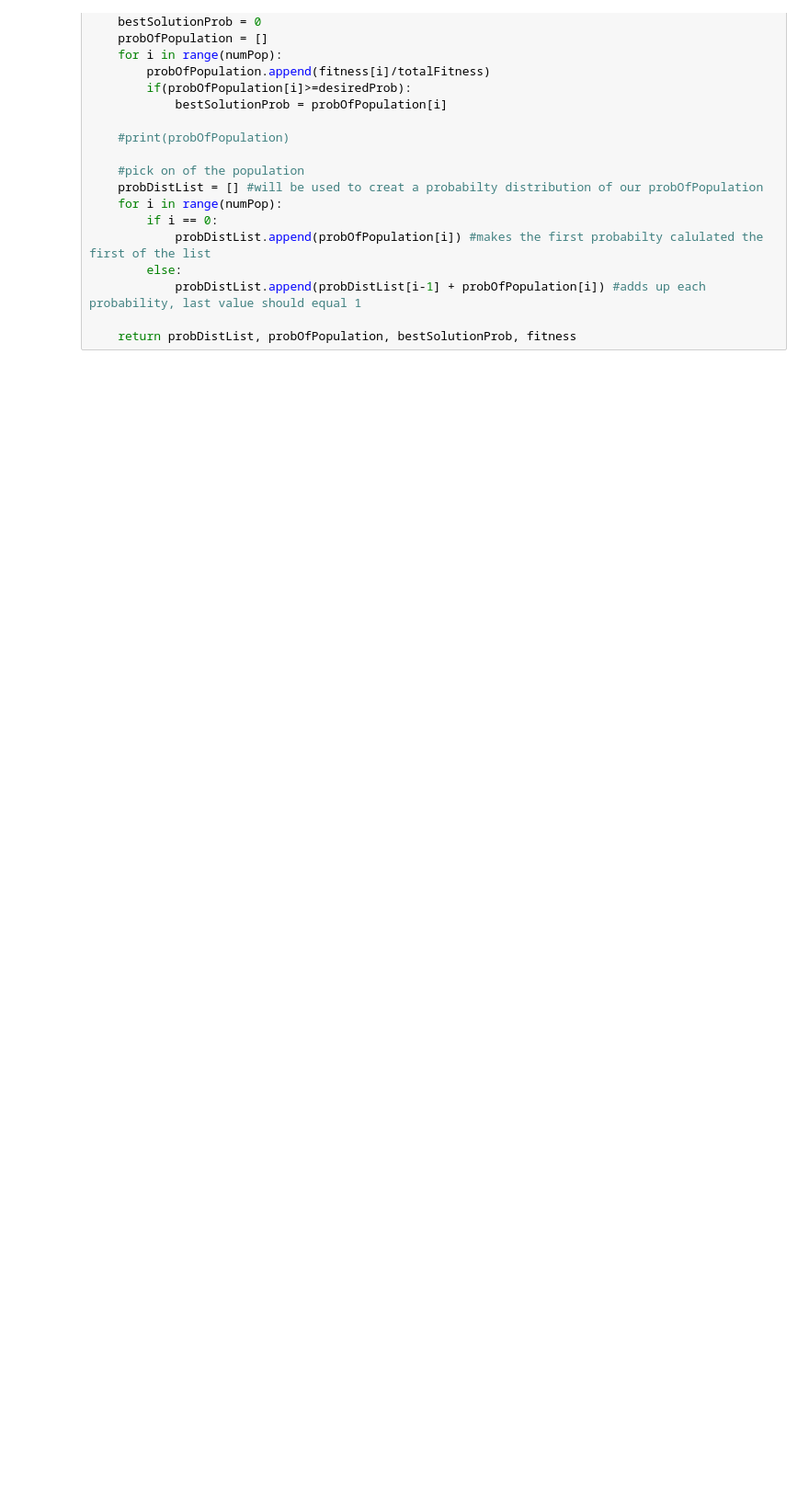
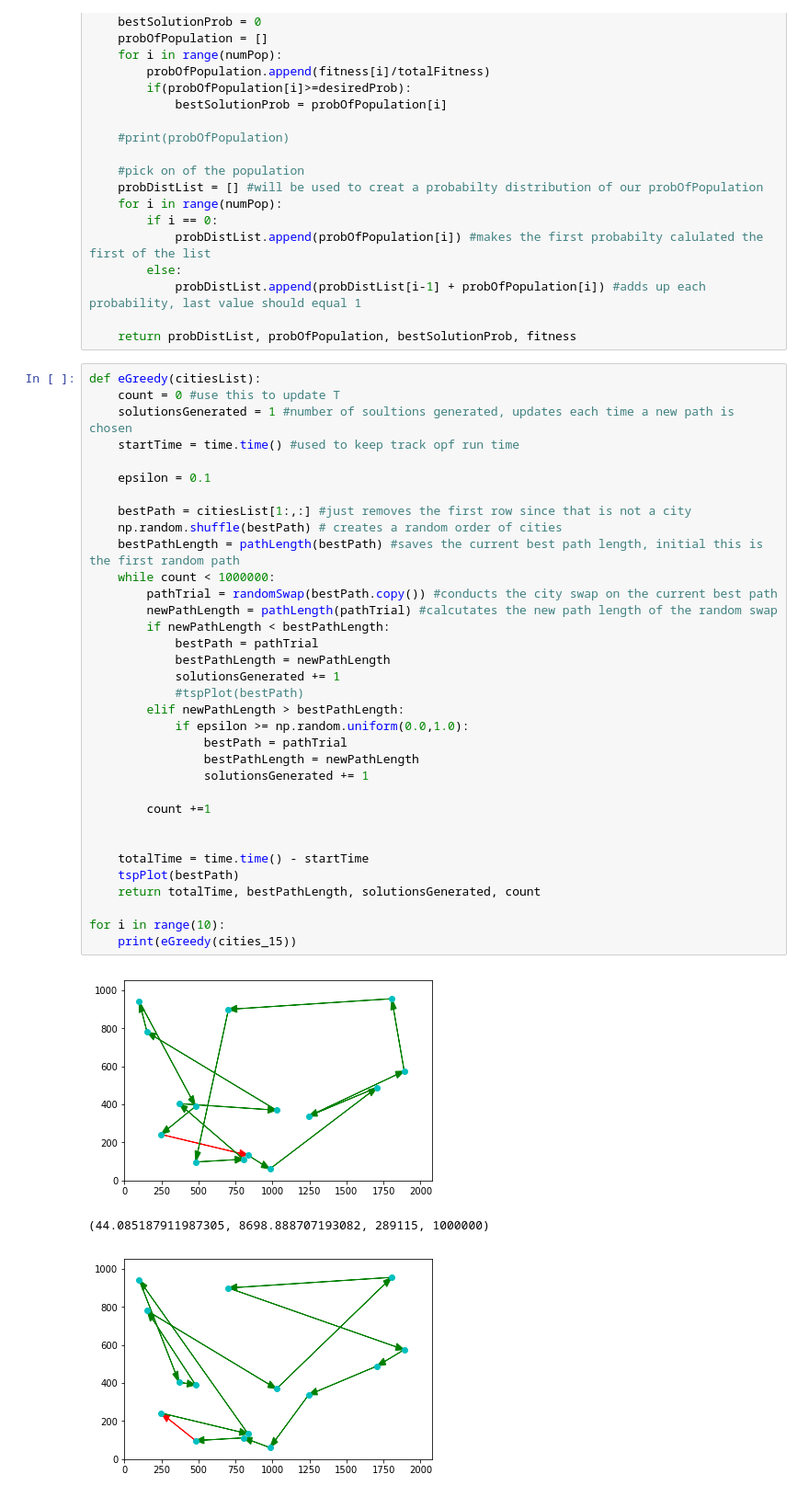
Before and after one commit to mlfrantz/ROB537, a Jupyter notebook: HW2/simulatedAnnealing.ipynb, the cells around one changed output. Shown: that part at 92% size. Cells and saved outputs as stored; diff of their text form; blank space fills up the shorter version.

```diff
--- a/HW2/simulatedAnnealing.ipynb
+++ b/HW2/simulatedAnnealing.ipynb
@@ -232,3 +237,41 @@ def fitness(populations, numPop, desiredProb):
             probDistList.append(probDistList[i-1] + probOfPopulation[i]) #adds up each probability, last value should equal 1
 
     return probDistList, probOfPopulation, bestSolutionProb, fitness
+# %%
+def eGreedy(citiesList):
+    count = 0 #use this to update T
+    solutionsGenerated = 1 #number of soultions generated, updates each time a new path is chosen
+    startTime = time.time() #used to keep track opf run time
+
+    epsilon = 0.1
+
+    bestPath = citiesList[1:,:] #just removes the first row since that is not a city
+    np.random.shuffle(bestPath) # creates a random order of cities
+    bestPathLength = pathLength(bestPath) #saves the current best path length, initial this is the first random path
+    while count < 1000000:
+        pathTrial = randomSwap(bestPath.copy()) #conducts the city swap on the current best path
+        newPathLength = pathLength(pathTrial) #calcutates the new path length of the random swap
+        if newPathLength < bestPathLength:
+            bestPath = pathTrial
+            bestPathLength = newPathLength
+            solutionsGenerated += 1
+            #tspPlot(bestPath)
+        elif newPathLength > bestPathLength:
+            if epsilon >= np.random.uniform(0.0,1.0):
+                bestPath = pathTrial
+                bestPathLength = newPathLength
+                solutionsGenerated += 1
+
+        count +=1
+
+
+    totalTime = time.time() - startTime
+    tspPlot(bestPath)
+    return totalTime, bestPathLength, solutionsGenerated, count
+
+for i in range(10):
+    print(eGreedy(cities_15))
+# %% [output]
+[figure, added]
+(44.085187911987305, 8698.888707193082, 289115, 1000000)
+[figure, added]
```
Also changed, not shown: parts of 3 cells of this notebook.
